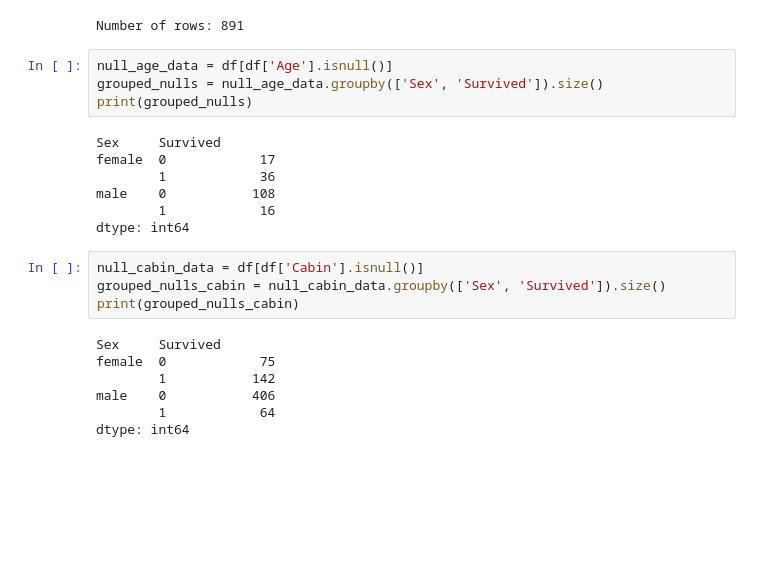
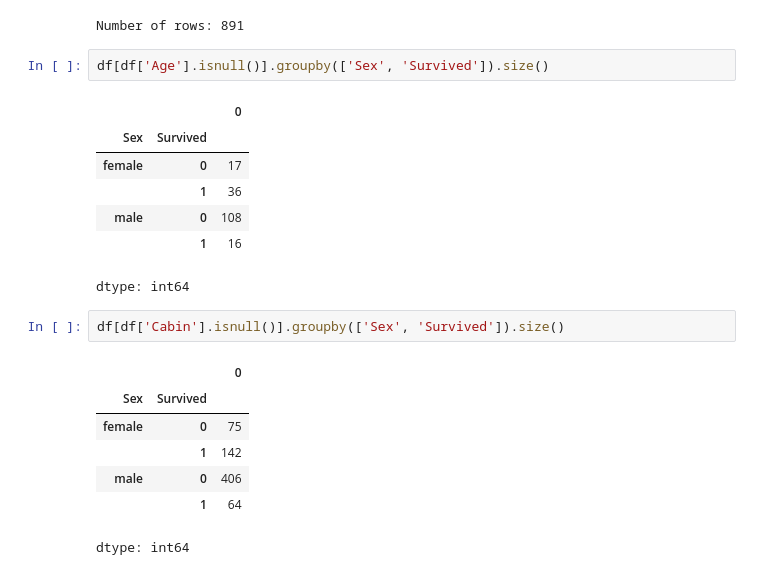
Before and after one commit to Czrvillareal/activities, a Jupyter notebook: lab1_titanic_villareal.ipynb, the cells around one changed output. Saved outputs shown, nothing was run; the diff lists cells and outputs as text; blank space fills up the shorter version.

```diff
--- a/lab1_titanic_villareal.ipynb
+++ b/lab1_titanic_villareal.ipynb
@@ -90,24 +90,22 @@ print(f"Number of rows: {rows}")
 # %% [output]
 Number of rows: 891
 # %%
-null_age_data = df[df['Age'].isnull()]
-grouped_nulls = null_age_data.groupby(['Sex', 'Survived']).size()
-print(grouped_nulls)
+df[df['Age'].isnull()].groupby(['Sex', 'Survived']).size()
 # %% [output]
+|  |  | 0 |
+| Sex | Survived |  |
+| female | 0 | 17 |
+|  | 1 | 36 |
+| male | 0 | 108 |
+|  | 1 | 16 |
-Sex     Survived
-female  0            17
-        1            36
-male    0           108
-        1            16
 dtype: int64
 # %%
-null_cabin_data = df[df['Cabin'].isnull()]
-grouped_nulls_cabin = null_cabin_data.groupby(['Sex', 'Survived']).size()
-print(grouped_nulls_cabin)
+df[df['Cabin'].isnull()].groupby(['Sex', 'Survived']).size()
 # %% [output]
+|  |  | 0 |
+| Sex | Survived |  |
+| female | 0 | 75 |
+|  | 1 | 142 |
+| male | 0 | 406 |
+|  | 1 | 64 |
-Sex     Survived
-female  0            75
-        1           142
-male    0           406
-        1            64
 dtype: int64
```
Also changed, not shown: parts of 2 cells of this notebook.
